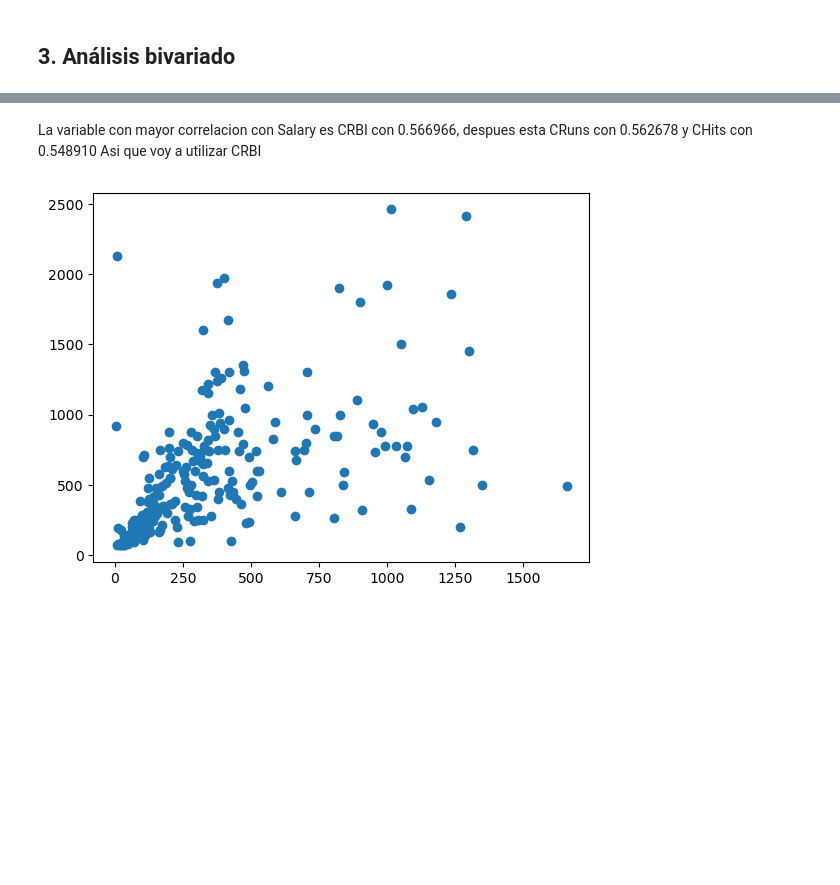
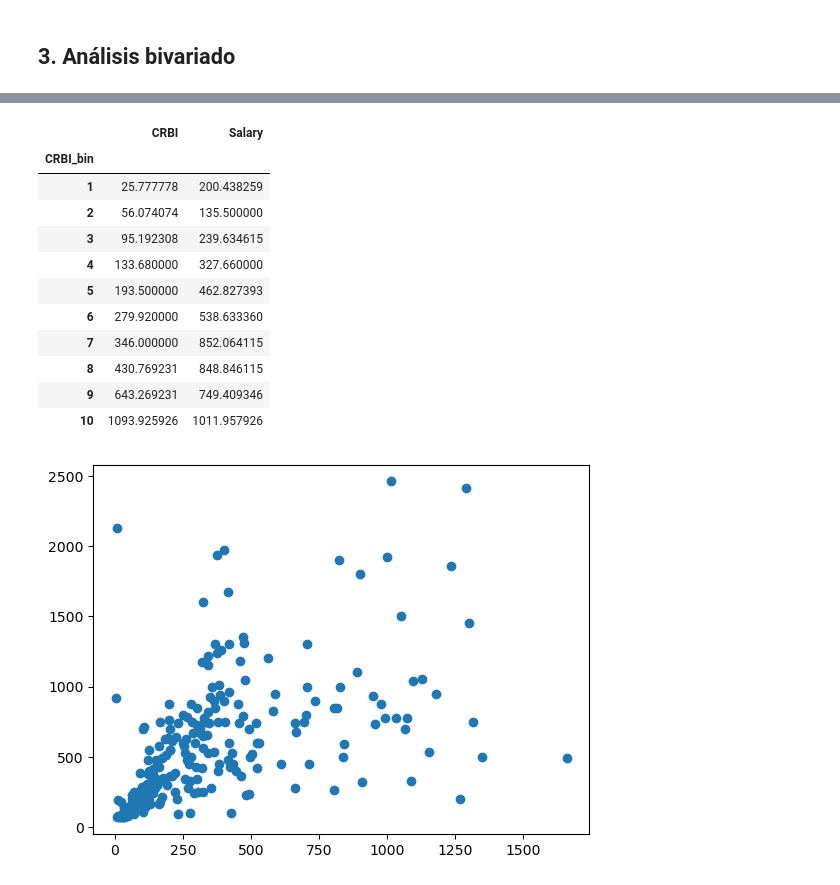
Before and after one commit to Mafergomezf/LABORATORIO_DE_APRENDIZAJE_ESTADISTICO, a Jupyter notebook: Clases Resueltas/EXAMEN1.ipynb, the cells around one changed output, grey strips where cells are left out. Drawn from its saved outputs; the diff is of its cells as text; code cells hidden in the pictures; blank space fills up the shorter version.

```diff
--- a/Clases Resueltas/EXAMEN1.ipynb
+++ b/Clases Resueltas/EXAMEN1.ipynb
@@ -150,13 +170,13 @@ No voy a eliminar estos valores porque pueden ser datos reales y pueden aportar
 # %% [markdown]
 ## 3. Análisis bivariado
 # %%
-df_corr = df.copy()
+df_bivariado = df.copy()
 
-del df_corr['League']
-del df_corr['Division']
-del df_corr['NewLeague']
+del df_bivariado['League']
+del df_bivariado['Division']
+del df_bivariado['NewLeague']
 
-df_corr.corr()
+df_bivariado.corr()
 # %% [output]
 |  | AtBat | Hits | HmRun | Runs | RBI | Walks | Years | CAtBat | CHits | CHmRun | CRuns | ... |
 | AtBat | 1.000000 | 0.963969 | 0.555102 | 0.899829 | 0.796015 | 0.624448 | 0.012725 | 0.207166 | 0.225341 | 0.212422 | 0.237278 | ... |
@@ -176,7 +196,27 @@ df_corr.corr()
 | Assists | 0.342117 | 0.303975 | -0.161602 | 0.179258 | 0.062902 | 0.102523 | -0.085118 | -0.007897 | -0.013144 | -0.188886 | -0.038895 | ... |
 | Errors | 0.325577 | 0.279876 | -0.009743 | 0.192609 | 0.150155 | 0.081937 | -0.156512 | -0.070478 | -0.068036 | -0.165369 | -0.094081 | ... |
 | Salary | 0.394771 | 0.438675 | 0.343028 | 0.419859 | 0.449457 | 0.443867 | 0.400657 | 0.526135 | 0.548910 | 0.524931 | 0.562678 | ... |
-# %% [markdown]
-La variable con mayor correlacion con Salary es CRBI con 0.566966, despues esta CRuns con 0.562678 y CHits con 0.548910
-Asi que voy a utilizar CRBI
+# %%
+df_bivariado['CRBI_bin'] = pd.qcut(
+    df_bivariado['CRBI'],
+    q=10,
+    labels=False
+) + 1
+
+bivariado_CRBI = df_bivariado.groupby('CRBI_bin').mean()
+
+bivariado_CRBI[['CRBI', 'Salary']]
+# %% [output]
+|  | CRBI | Salary |
+| CRBI_bin |  |  |
+| 1 | 25.777778 | 200.438259 |
+| 2 | 56.074074 | 135.500000 |
+| 3 | 95.192308 | 239.634615 |
+| 4 | 133.680000 | 327.660000 |
+| 5 | 193.500000 | 462.827393 |
+| 6 | 279.920000 | 538.633360 |
+| 7 | 346.000000 | 852.064115 |
+| 8 | 430.769231 | 848.846115 |
+| 9 | 643.269231 | 749.409346 |
+| 10 | 1093.925926 | 1011.957926 |
 # %%
```
Also changed, not shown: parts of 84 cells of this notebook.
